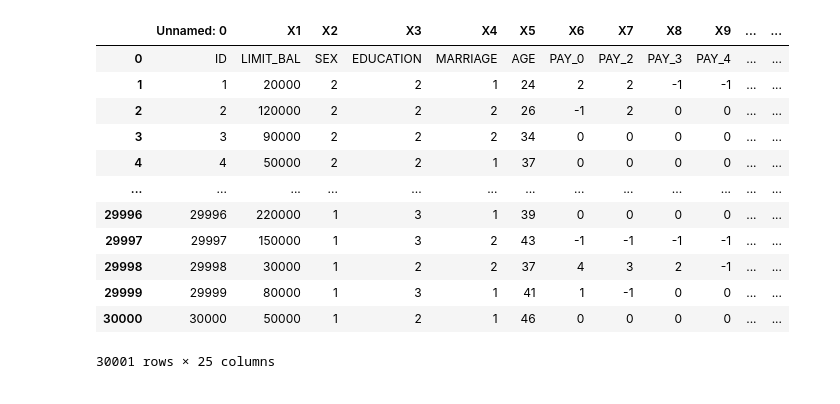
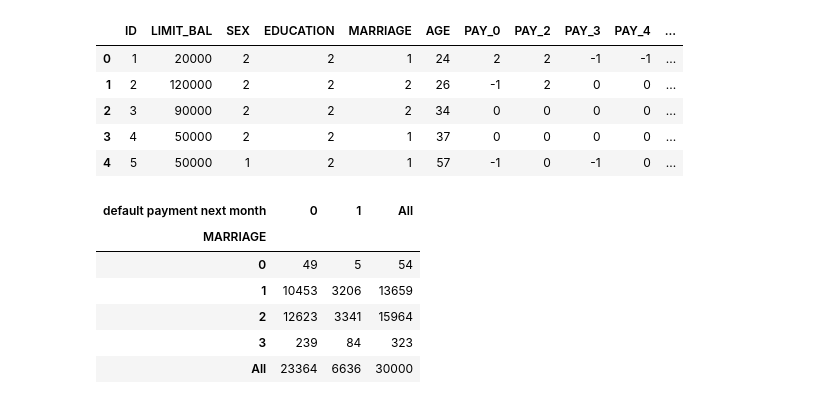
Before and after one commit to Torm198/LabEst2021.1, a Jupyter notebook: 1_importacao_dados.ipynb, the cells around one changed output. Drawn from its saved outputs; the diff is of its cells as text; code cells hidden in the pictures.

```diff
--- a/1_importacao_dados.ipynb
+++ b/1_importacao_dados.ipynb
@@ -3,16 +6,21 @@ import pandas as pd
 # %%
-pd.read_excel('Dados\default of credit card clients.xls')
+dados = pd.read_excel('Dados\default of credit card clients.xls', header =1)
-# %% [output]
-|  | Unnamed: 0 | X1 | X2 | X3 | X4 | X5 | X6 | X7 | X8 | X9 | ... | ... |
-| 0 | ID | LIMIT_BAL | SEX | EDUCATION | MARRIAGE | AGE | PAY_0 | PAY_2 | PAY_3 | PAY_4 | ... | ... |
-| 1 | 1 | 20000 | 2 | 2 | 1 | 24 | 2 | 2 | -1 | -1 | ... | ... |
-| 2 | 2 | 120000 | 2 | 2 | 2 | 26 | -1 | 2 | 0 | 0 | ... | ... |
-| 3 | 3 | 90000 | 2 | 2 | 2 | 34 | 0 | 0 | 0 | 0 | ... | ... |
-| 4 | 4 | 50000 | 2 | 2 | 1 | 37 | 0 | 0 | 0 | 0 | ... | ... |
-| ... | ... | ... | ... | ... | ... | ... | ... | ... | ... | ... | ... | ... |
-| 29996 | 29996 | 220000 | 1 | 3 | 1 | 39 | 0 | 0 | 0 | 0 | ... | ... |
-| 29997 | 29997 | 150000 | 1 | 3 | 2 | 43 | -1 | -1 | -1 | -1 | ... | ... |
-| 29998 | 29998 | 30000 | 1 | 2 | 2 | 37 | 4 | 3 | 2 | -1 | ... | ... |
-| 29999 | 29999 | 80000 | 1 | 3 | 1 | 41 | 1 | -1 | 0 | 0 | ... | ... |
-| 30000 | 30000 | 50000 | 1 | 2 | 1 | 46 | 0 | 0 | 0 | 0 | ... | ... |
-30001 rows × 25 columns
+# %%
+dados.head().style
+# %% [output]
+|  | ID | LIMIT_BAL | SEX | EDUCATION | MARRIAGE | AGE | PAY_0 | PAY_2 | PAY_3 | PAY_4 | ... |
+| 0 | 1 | 20000 | 2 | 2 | 1 | 24 | 2 | 2 | -1 | -1 | ... |
+| 1 | 2 | 120000 | 2 | 2 | 2 | 26 | -1 | 2 | 0 | 0 | ... |
+| 2 | 3 | 90000 | 2 | 2 | 2 | 34 | 0 | 0 | 0 | 0 | ... |
+| 3 | 4 | 50000 | 2 | 2 | 1 | 37 | 0 | 0 | 0 | 0 | ... |
+| 4 | 5 | 50000 | 1 | 2 | 1 | 57 | -1 | 0 | -1 | 0 | ... |
+# %%
+pd.crosstab(columns = dados['default payment next month'],index= dados['MARRIAGE'], margins = 1)
+# %% [output]
+| default payment next month | 0 | 1 | All |
+| MARRIAGE |  |  |  |
+| 0 | 49 | 5 | 54 |
+| 1 | 10453 | 3206 | 13659 |
+| 2 | 12623 | 3341 | 15964 |
+| 3 | 239 | 84 | 323 |
+| All | 23364 | 6636 | 30000 |
```
Also changed, not shown: parts of 6 cells of this notebook.
